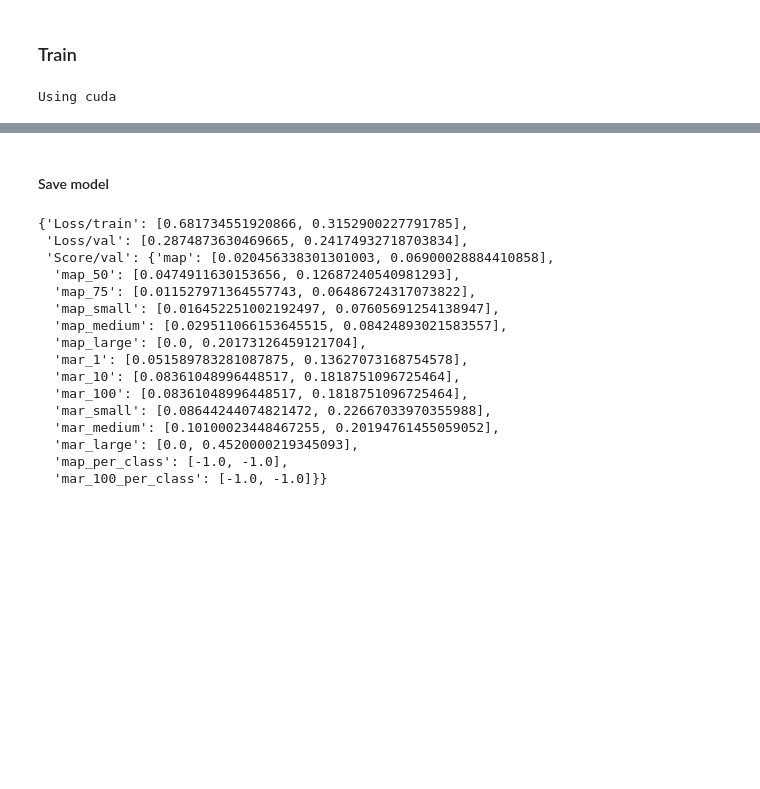
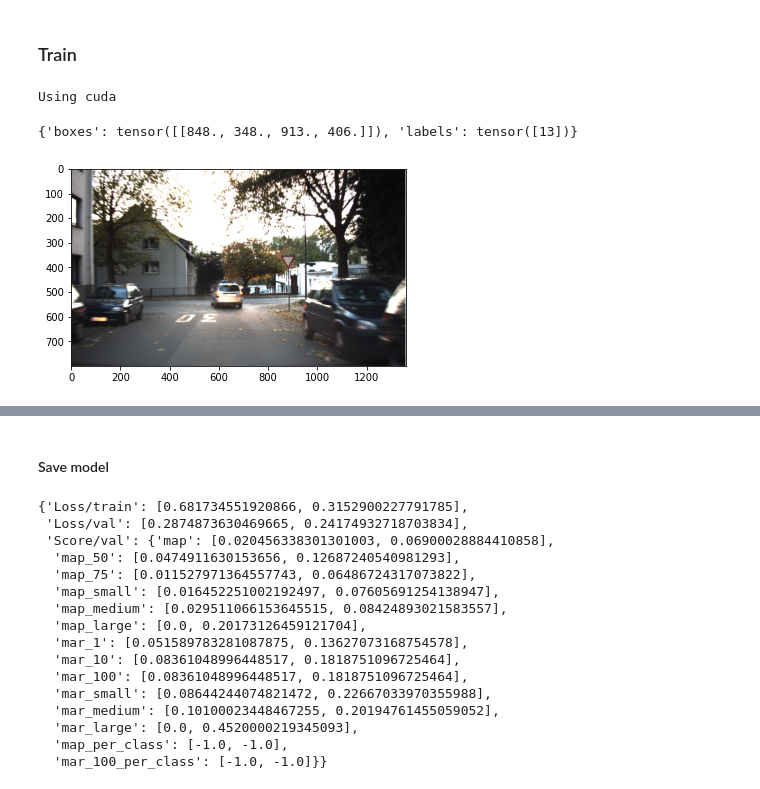
Before and after one commit to tschiolborg/synthetic_data_project, a Jupyter notebook: notebooks/gtsdb.ipynb, the cells around one changed output, grey strips where cells are left out. Drawn from its saved outputs; the diff is of its cells as text; code cells hidden in the pictures; blank space fills up the shorter version.

```diff
--- a/notebooks/gtsdb.ipynb
+++ b/notebooks/gtsdb.ipynb
@@ -318,3 +319,13 @@ data_loader_test = torch.utils.data.DataLoader(
     num_workers=0,
     collate_fn=collate_fn,
     )
+# %%
+img, tar = dataset_val[100]
+tar
+# %% [output]
+{'boxes': tensor([[848., 348., 913., 406.]]), 'labels': tensor([13])}
+# %%
+plt.imshow(img.permute((1, 2, 0)).numpy())
+plt.show()
+# %% [output]
+[figure, added]
```
Also changed, not shown: parts of 2 cells of this notebook, 3 other files.
